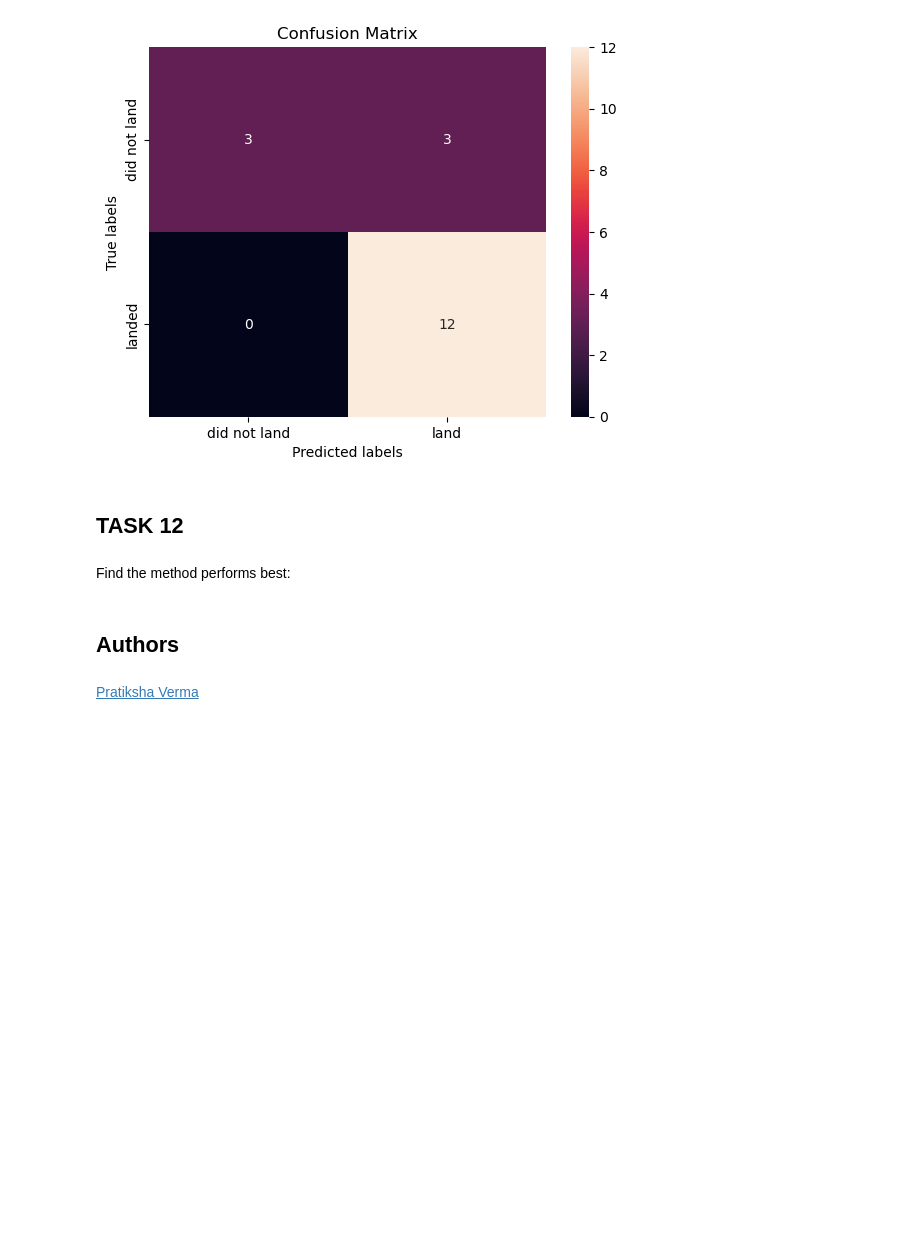
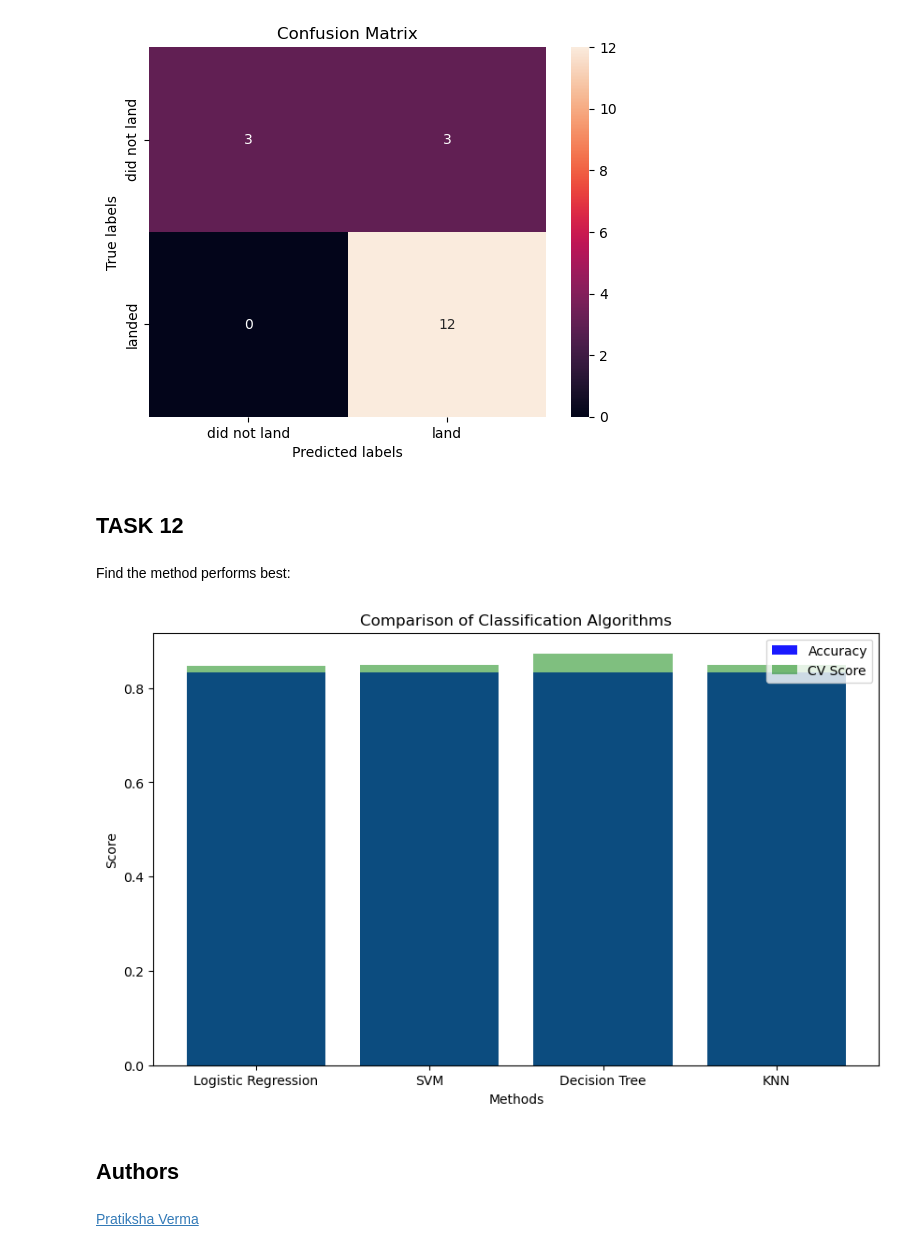
Before and after one commit to Mathes76/IBM_DataScience_Capstone, a Jupyter notebook: SpaceX-Machine-Learning-Prediction-Part-5-v1.ipynb, the cells around one changed output. Cells and saved outputs as stored; diff of their text form; code cells hidden in the pictures; blank space fills up the shorter version.

```diff
--- a/SpaceX-Machine-Learning-Prediction-Part-5-v1.ipynb
+++ b/SpaceX-Machine-Learning-Prediction-Part-5-v1.ipynb
@@ -218,8 +186,8 @@ accuracy : 0.8464285714285713
 Calculate the accuracy on the test data using the method <code>score</code>:
 # %%
 # calculate the accuracy of the test data using the method .score
-accuracy = logreg_cv.score(X_test, Y_test)
-accuracy
+accuracy_lg = logreg_cv.score(X_test, Y_test)
+accuracy_lg
 # %% [output]
 0.8333333333333334
 # %% [markdown]
@@ -387,6 +369,21 @@ plot_confusion_matrix(Y_test,yhat)
 Find the method performs best:
 # %%
 # find the method that perfprms best
+import matplotlib.pyplot as plt
+accuracy = [accuracy_lg, accuracy_svm, accuracy_tree, accuracy_knn]
+cv_score = [logreg_cv.best_score_, svm_cv.best_score_, tree_cv.best_score_, knn_cv.best_score_]
+methods = ['Logistic Regression', 'SVM', 'Decision Tree', 'KNN']
+# create a bar chart with accuracy and cv_score
+plt.figure(figsize=(10, 6))
+plt.bar(methods, accuracy, color='blue', alpha=0.9, label='Accuracy')
+plt.bar(methods, cv_score, color='green', alpha=0.5, label='CV Score')
+plt.xlabel('Methods')
+plt.ylabel('Score')
+plt.title('Comparison of Classification Algorithms')
+plt.legend()
+plt.show()
+# %% [output]
+[figure, added]
 # %% [markdown]
 ## Authors
 # %% [markdown]
```
Also changed, not shown: parts of 6 cells of this notebook, 5 other files.
